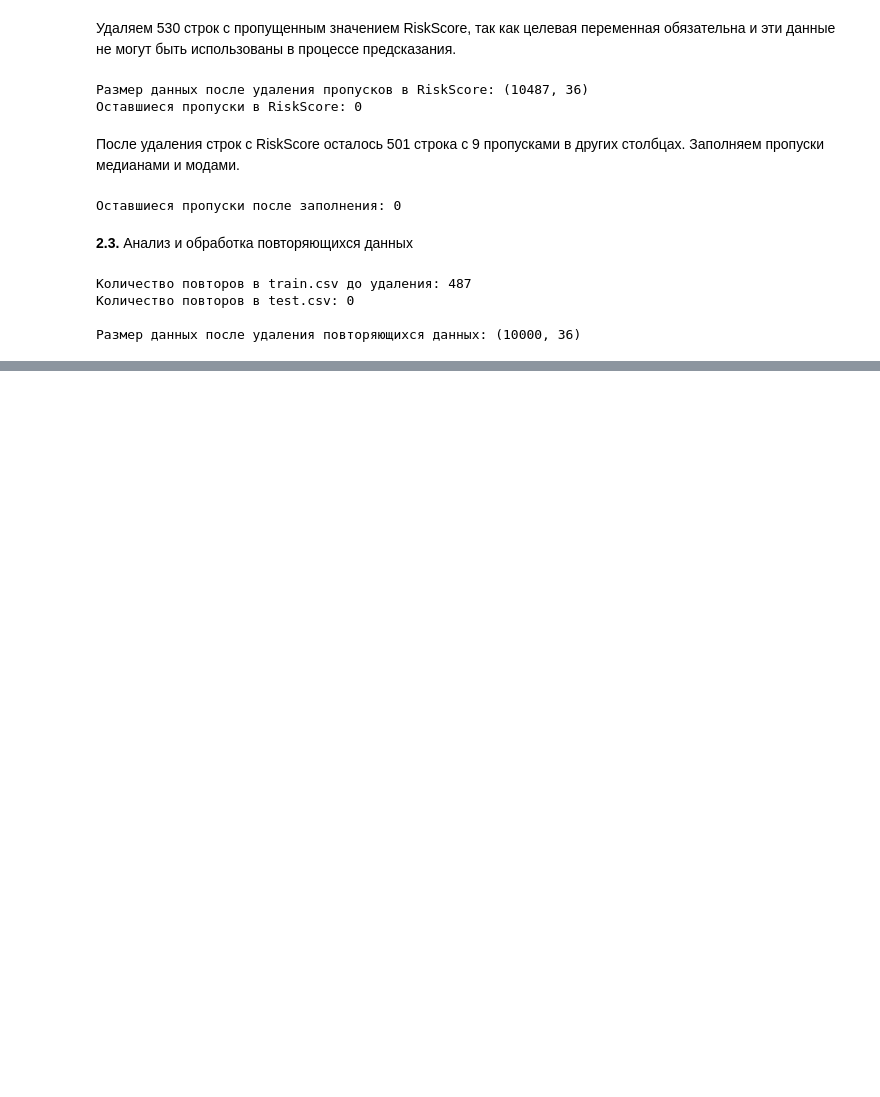
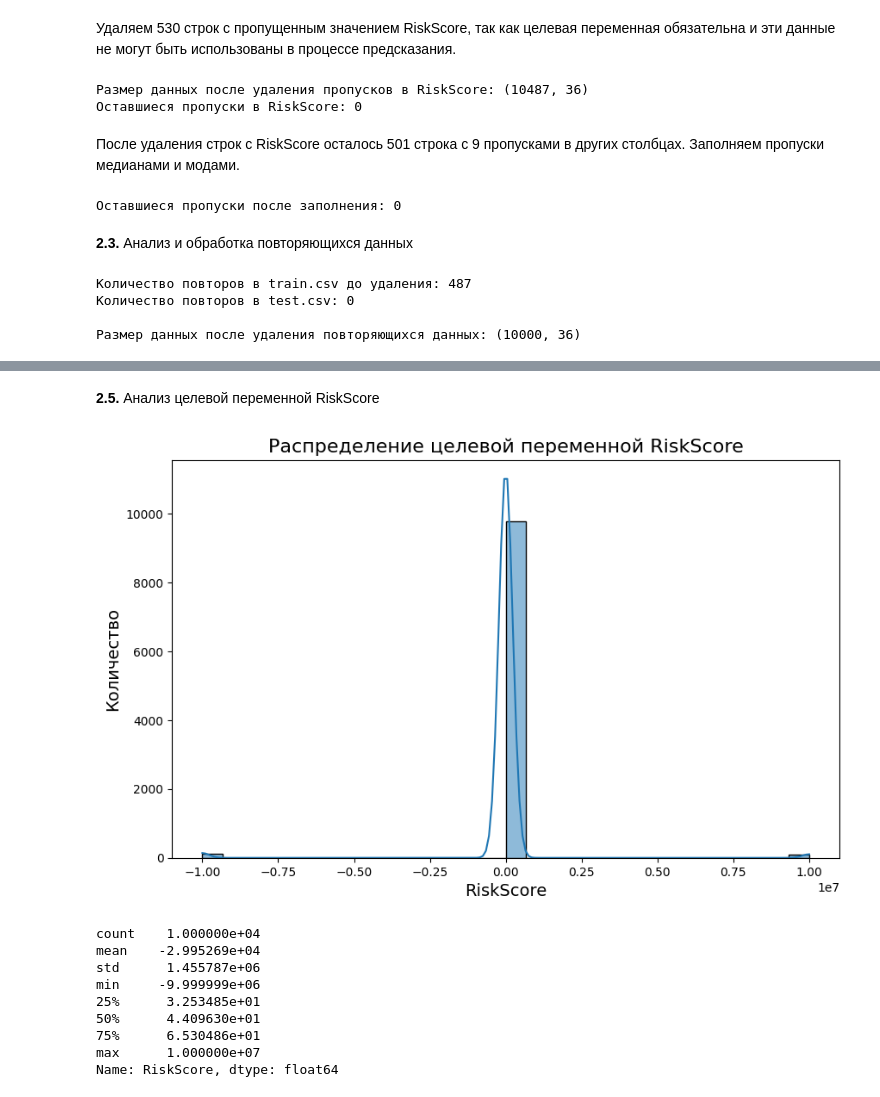
Before and after one commit to Idashxdx/ML, a Jupyter notebook: lab1/ml_lab1.ipynb, the cells around one changed output, grey strips where cells are left out. Drawn from its saved outputs; the diff is of its cells as text; code cells hidden in the pictures; blank space fills up the shorter version.

```diff
--- a/lab1/ml_lab1.ipynb
+++ b/lab1/ml_lab1.ipynb
@@ -140,0 +143,11 @@ print(f"\nРазмер данных после удаления повторяю
+# %%
+train['ApplicationDate'] = pd.to_datetime(train['ApplicationDate'])
+test['ApplicationDate'] = pd.to_datetime(test['ApplicationDate'])
+int_columns = ['Age', 'NumberOfDependents', 'NumberOfOpenCreditLines', 'NumberOfCreditInquiries', 'BankruptcyHistory', 'PreviousLoanDefaults', 'LengthOfCreditHistory', 'Experience']
+train[int_columns] = train[int_columns].astype(int)
+test[int_columns] = test[int_columns].astype(int)
+categorical_columns = ['MaritalStatus', 'HomeOwnershipStatus', 'LoanPurpose', 'EmploymentStatus', 'EducationLevel']
+train[categorical_columns] = train[categorical_columns].astype('category')
+test[categorical_columns] = test[categorical_columns].astype('category')
+print(train.dtypes)
+print(test.dtypes)
@@ -140,0 +172,2 @@ print(f"\nРазмер данных после удаления повторяю
+# %% [markdown]
+**2.5.** Анализ целевой переменной RiskScore
@@ -140,0 +177,19 @@ print(f"\nРазмер данных после удаления повторяю
+# %%
+plt.figure(figsize=(10, 6))
+sns.histplot(train['RiskScore'], kde=True, bins=30)
+plt.title('Распределение целевой переменной RiskScore', fontsize=16)
+plt.xlabel('RiskScore', fontsize=14)
+plt.ylabel('Количество', fontsize=14)
+plt.show()
+print(train['RiskScore'].describe())
+# %% [output]
+[figure, added]
+count    1.000000e+04
+mean    -2.995269e+04
+std      1.455787e+06
+min     -9.999999e+06
+25%      3.253485e+01
+50%      4.409630e+01
+75%      6.530486e+01
+max      1.000000e+07
+Name: RiskScore, dtype: float64
```
Also changed, not shown: parts of 6 cells of this notebook.
